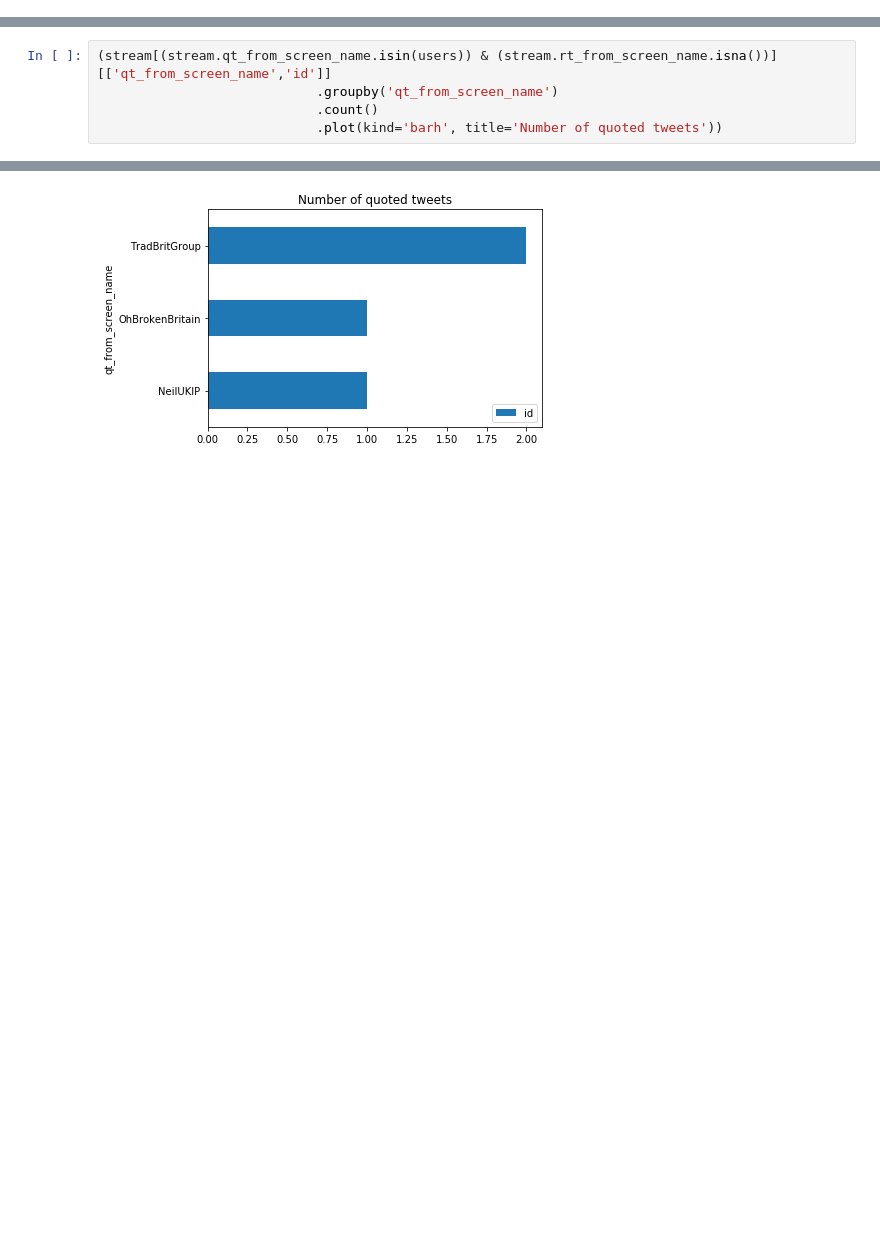
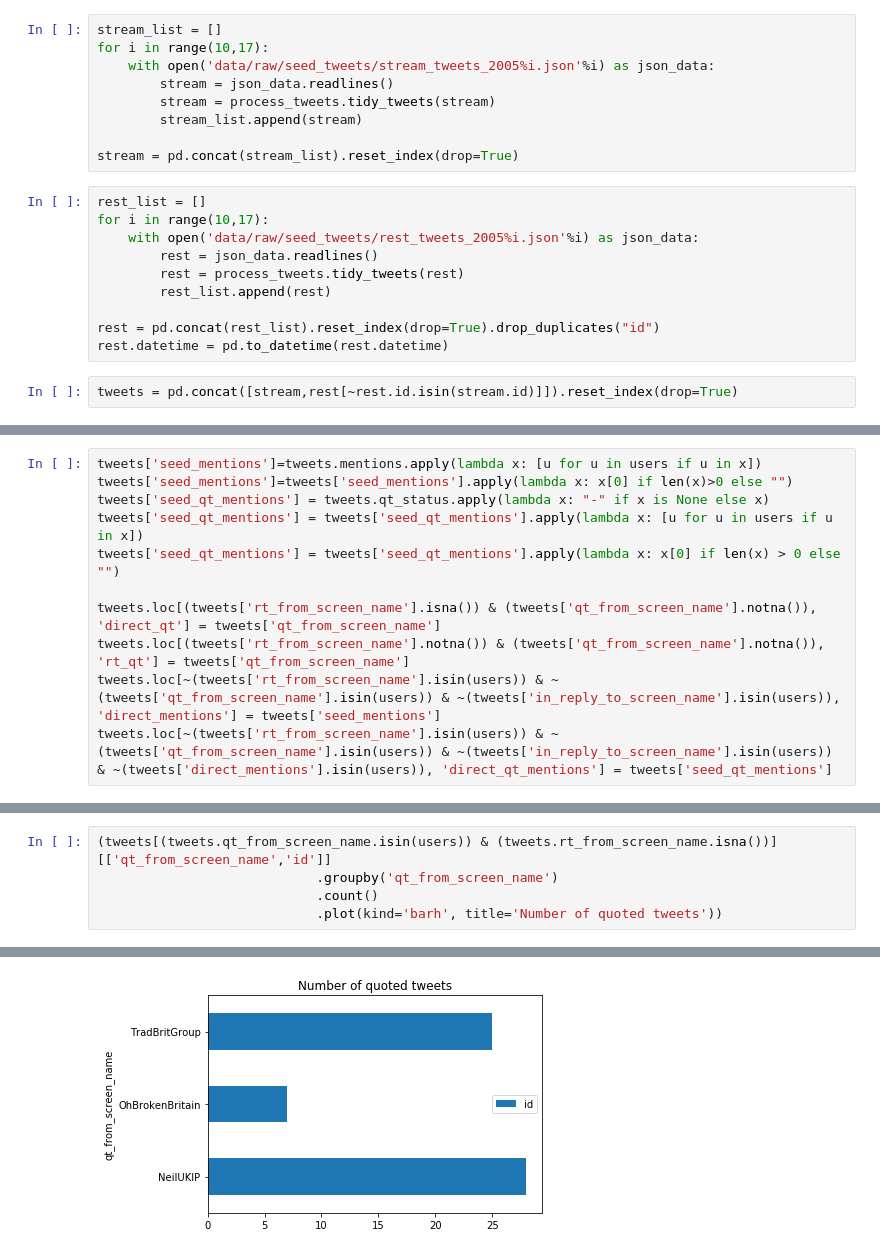
Before and after one commit to sprejerlaila/networks_hate, a Jupyter notebook: EDA.ipynb, the cells around one changed output, grey strips where cells are left out. Saved outputs shown, nothing was run; the diff lists cells and outputs as text; blank space fills up the shorter version.

Commit message:
updating eda and missing tweets analysis

```diff
--- a/EDA.ipynb
+++ b/EDA.ipynb
@@ -19,0 +20,21 @@ stream = structure_tweets.structure_results(stream)
+# %%
+stream_list = []
+for i in range(10,17):
+    with open('data/raw/seed_tweets/stream_tweets_2005%i.json'%i) as json_data:
+        stream = json_data.readlines()
+        stream = process_tweets.tidy_tweets(stream)
+        stream_list.append(stream)
+
+stream = pd.concat(stream_list).reset_index(drop=True)
+# %%
+rest_list = []
+for i in range(10,17):
+    with open('data/raw/seed_tweets/rest_tweets_2005%i.json'%i) as json_data:
+        rest = json_data.readlines()
+        rest = process_tweets.tidy_tweets(rest)
+        rest_list.append(rest)
+
+rest = pd.concat(rest_list).reset_index(drop=True).drop_duplicates("id")
+rest.datetime = pd.to_datetime(rest.datetime)
+# %%
+tweets = pd.concat([stream,rest[~rest.id.isin(stream.id)]]).reset_index(drop=True)
@@ -20 +49,12 @@ stream = structure_tweets.structure_results(stream)
+# %%
+tweets['seed_mentions']=tweets.mentions.apply(lambda x: [u for u in users if u in x])
+tweets['seed_mentions']=tweets['seed_mentions'].apply(lambda x: x[0] if len(x)>0 else "")
+tweets['seed_qt_mentions'] = tweets.qt_status.apply(lambda x: "-" if x is None else x)
+tweets['seed_qt_mentions'] = tweets['seed_qt_mentions'].apply(lambda x: [u for u in users if u in x])
+tweets['seed_qt_mentions'] = tweets['seed_qt_mentions'].apply(lambda x: x[0] if len(x) > 0 else "")
+
+tweets.loc[(tweets['rt_from_screen_name'].isna()) & (tweets['qt_from_screen_name'].notna()), 'direct_qt'] = tweets['qt_from_screen_name']
+tweets.loc[(tweets['rt_from_screen_name'].notna()) & (tweets['qt_from_screen_name'].notna()), 'rt_qt'] = tweets['qt_from_screen_name']
+tweets.loc[~(tweets['rt_from_screen_name'].isin(users)) & ~(tweets['qt_from_screen_name'].isin(users)) & ~(tweets['in_reply_to_screen_name'].isin(users)), 'direct_mentions'] = tweets['seed_mentions']
+tweets.loc[~(tweets['rt_from_screen_name'].isin(users)) & ~(tweets['qt_from_screen_name'].isin(users)) & ~(tweets['in_reply_to_screen_name'].isin(users)) & ~(tweets['direct_mentions'].isin(users)), 'direct_qt_mentions'] = tweets['seed_qt_mentions']
 # %%
@@ -57,9 +174,9 @@ Replies:  58
 # %%
-(stream[(stream.qt_from_screen_name.isin(users)) & (stream.rt_from_screen_name.isna())][['qt_from_screen_name','id']]
+(tweets[(tweets.qt_from_screen_name.isin(users)) & (tweets.rt_from_screen_name.isna())][['qt_from_screen_name','id']]
                             .groupby('qt_from_screen_name')
                             .count()
                             .plot(kind='barh', title='Number of quoted tweets'))
 # %% [output]
 <matplotlib.axes._subplots.AxesSubplot at 0x...>
-[figure, old version]
+[figure, new version]
 # %%
```
Also changed, not shown: parts of 20 cells of this notebook, 1 other file.
